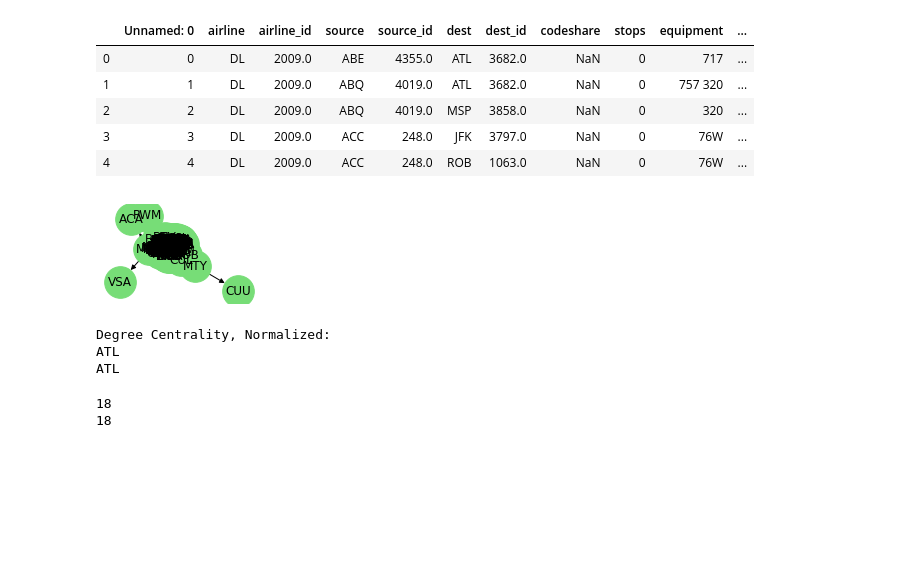
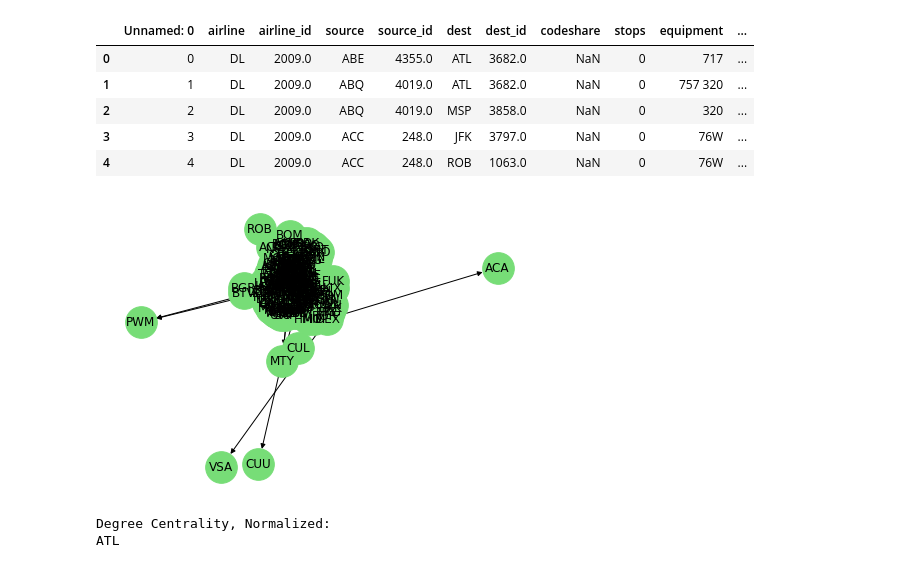
Before and after one commit to abs8090/ce599, a Jupyter notebook: 17-Networks/Networks.ipynb, the cells around one changed output. Drawn from its saved outputs; the diff is of its cells as text; code cells hidden in the pictures; blank space fills up the shorter version.

```diff
--- a/17-Networks/Networks.ipynb
+++ b/17-Networks/Networks.ipynb
@@ -407,15 +406,13 @@ for index, row in df.iterrows():
 # %%
 #1 Represent the Delta flights as a network. What are the nodes? What are the links?
 for key in src_dict:
     for dest in src_dict[key]:
         dg.add_edge(key, dest)
 
-# print('directed edges:', dg.edges())
-plt.subplot(2, 2, 3)
 nx.draw(dg, node_color=GREEN, node_size = 1000, with_labels=True)
 # plt.title('Shell Layout', fontsize=18)
 # %% [output]
-[figure, old version]
+[figure, new version]
 # %%
 #2 Which is the most important airport in Delta's network? Support your answer using appropriate network metrics.
 
@@ -424,24 +421,9 @@ result = nx.degree_centrality(dg)
 # print(result)
 maxKey = max(result, key = lambda x: result[x])
 print(maxKey)
-
-result = nx.degree_centrality(test_g)
-# print(result)
-maxKey = max(result, key = lambda x: result[x])
-print(maxKey)
 # %% [output]
 Degree Centrality, Normalized:
 ATL
-ATL
-# %%
-#3 How many flights are needed to reach Honolulu?
-# Honolulu (HNL)
-print(dg.degree('HNL'))
-
-print(test_g.degree('HNL'))
-# %% [output]
-18
-18
 # %%
 src = df['source'].unique()
 dest   = df['dest'  ].unique()
```
Also changed, not shown: parts of 8 cells of this notebook.
